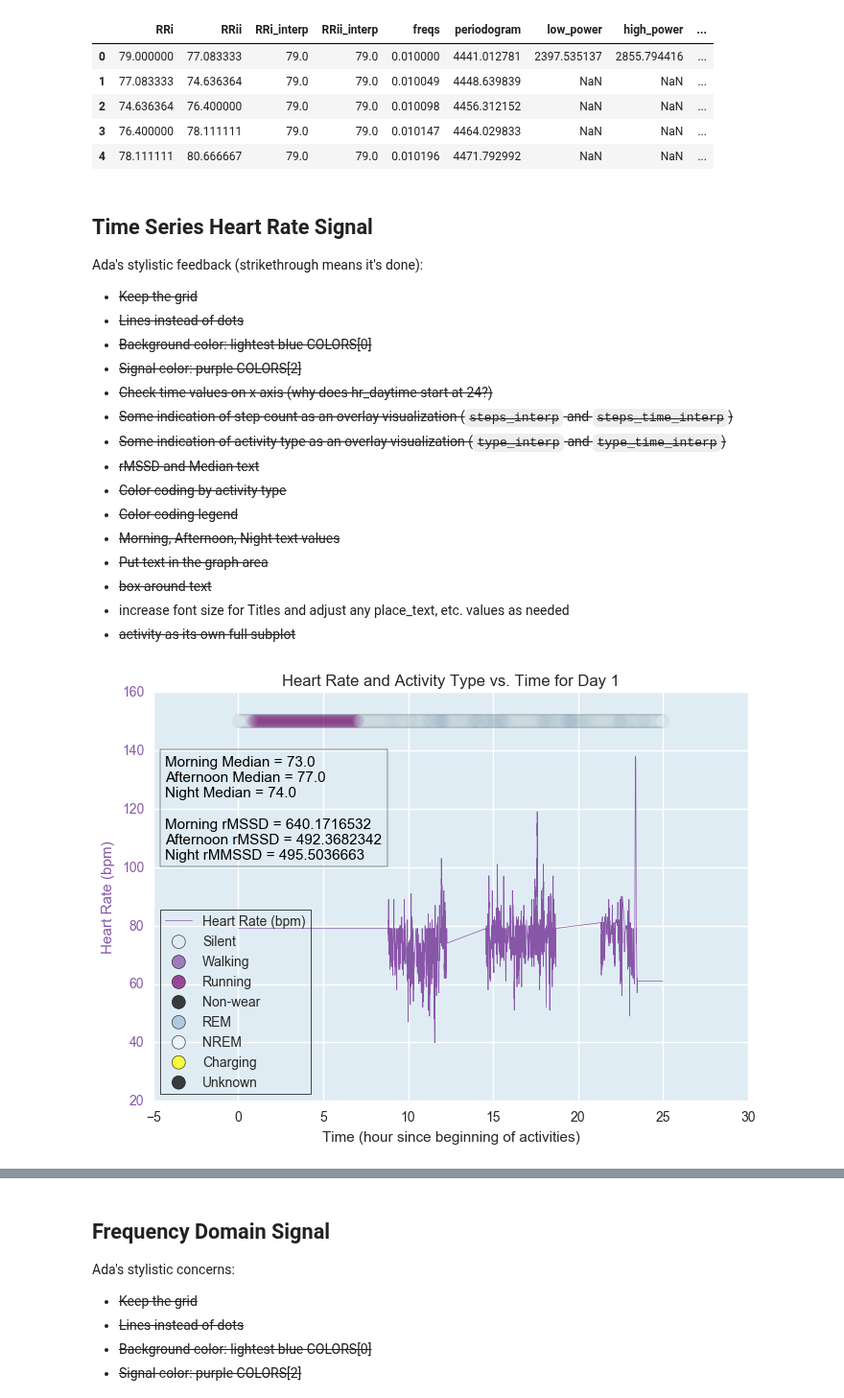
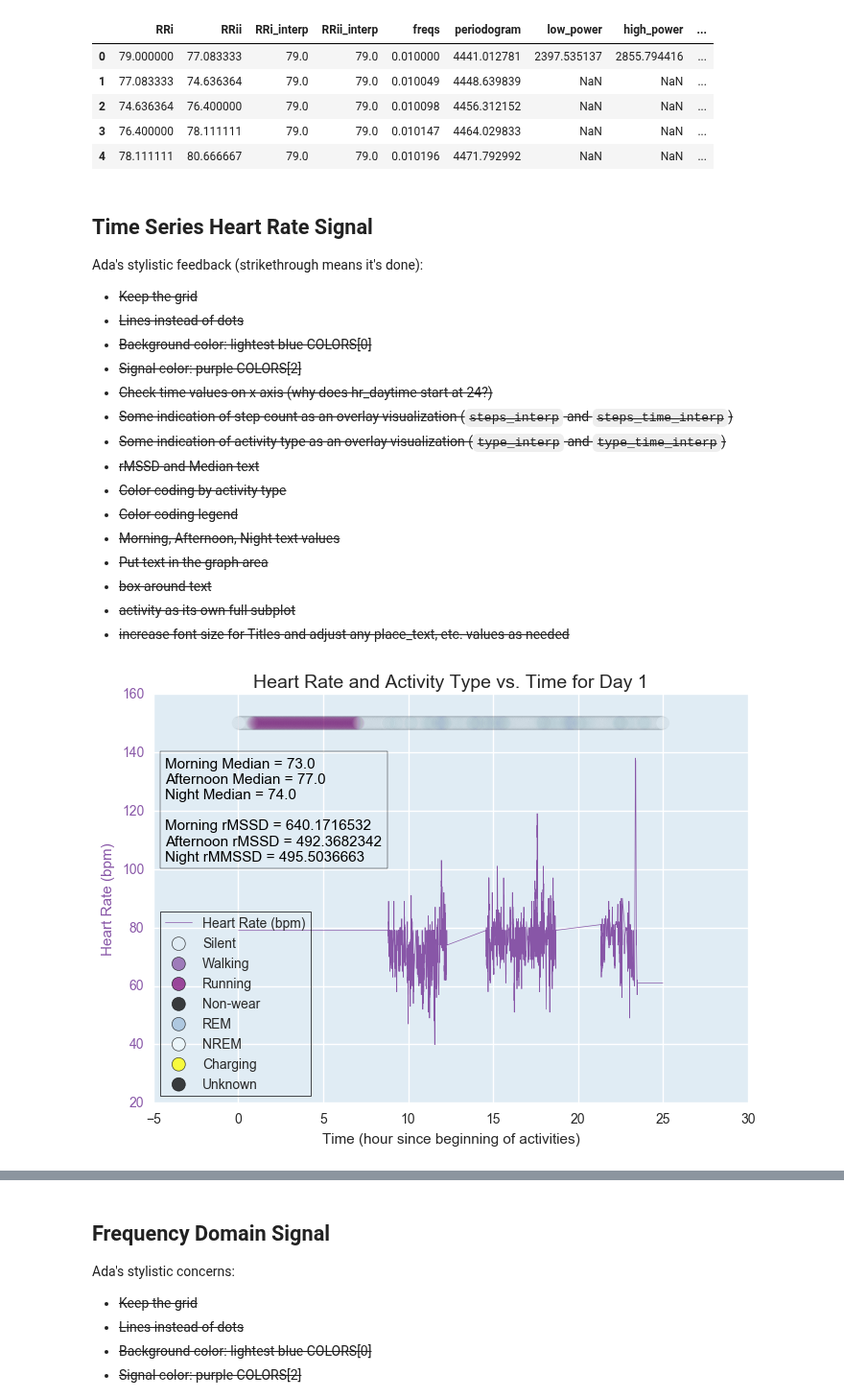
Before and after one commit to terrrychan/PHS-Project, a Jupyter notebook: Visualizations.ipynb, the cells around one changed output, grey strips where cells are left out. Shown at 96% size. Drawn from its saved outputs; the diff is of its cells as text; code cells hidden in the pictures.

Commit message:
increased title font size on all visualizations

```diff
--- a/Visualizations.ipynb
+++ b/Visualizations.ipynb
@@ -25,6 +25,8 @@ COLORS = ['#e0ecf4', # light gray-blue
           '#810f7c'] # magenta-purple
 
 BGCOLOR = COLORS[0]
+
+TITLEFONTSIZE=14
 
 LINEALPHA = 1.0
 LINECOLOR = COLORS[2]
@@ -123,8 +125,8 @@ Ada's stylistic feedback (strikethrough means it's done):
 - ~~Morning, Afternoon, Night text values~~
 - ~~Put text in the graph area~~
 - ~~box around text~~
-- increase font size for Titles and adjust any place_text, etc. values as needed
 - ~~activity as its own full subplot~~
+- ~~increase font size for Titles and adjust any place_text, etc. values as needed~~
 # %%
 # heart rate
 fig, ax1 = plt.subplots()
@@ -174,35 +176,35 @@ ax1.scatter([], [], s=ACTIVITYPOINTSIZE, alpha=0.75, color=ACTIVITYCOLORS[7],
 legend = plt.legend(loc=3, frameon=True)
 legend.get_frame().set_facecolor(LEGENDFACECOLOR)
 legend.get_frame().set_edgecolor(LEGENDEDGECOLOR)
 legend.get_frame().set_linewidth(LEGENDLINEWIDTH)
 
 # additional calculations/summary statistics
 morning_median_str = str(data['Median'][0])
 afternoon_median_str = str(data['Median'][1])
 night_median_str = str(data['Median'][2])
 
 morning_rMSSD_str = str(data['rMSSD'][0])
 afternoon_rMSSD_str = str(data['rMSSD'][1])
 night_rMSSD_str = str(data['rMSSD'][2])
 
 axes = plt.gca()
 axes.set_axis_bgcolor(BGCOLOR)
 place_text(0.02, 0.585, 'Morning Median = ' + morning_median_str +
                       '\nAfternoon Median = ' + afternoon_median_str +
                       '\nNight Median = ' + night_median_str +
                       '\n\nMorning rMSSD = ' + morning_rMSSD_str +
                       '\nAfternoon rMSSD = ' + afternoon_rMSSD_str +
                       '\nNight rMMSSD = ' + night_rMSSD_str,
                      axes, box_outline=True)
 
 ax1.set_xlabel('Time (hour since beginning of activities)')
-plt.title('Heart Rate and Activity Type vs. Time for Day 1')
+plt.title('Heart Rate and Activity Type vs. Time for Day 1', fontsize=TITLEFONTSIZE)
 
 plt.savefig('day1_TimeSeriesHeartRateActivityType.png', format='png')
 plt.savefig('day1_TimeSeriesHeartRateActivityType.pdf', format='pdf')
 plt.show()
 # %% [output]
-[figure, old version]
+[figure, new version]
 # %%
 fig, (ax1, ax2) = plt.subplots(2, sharex=True, gridspec_kw = {'height_ratios':[1, 9]})
 
```
Also changed, not shown: parts of 5 cells of this notebook, 14 other files.
